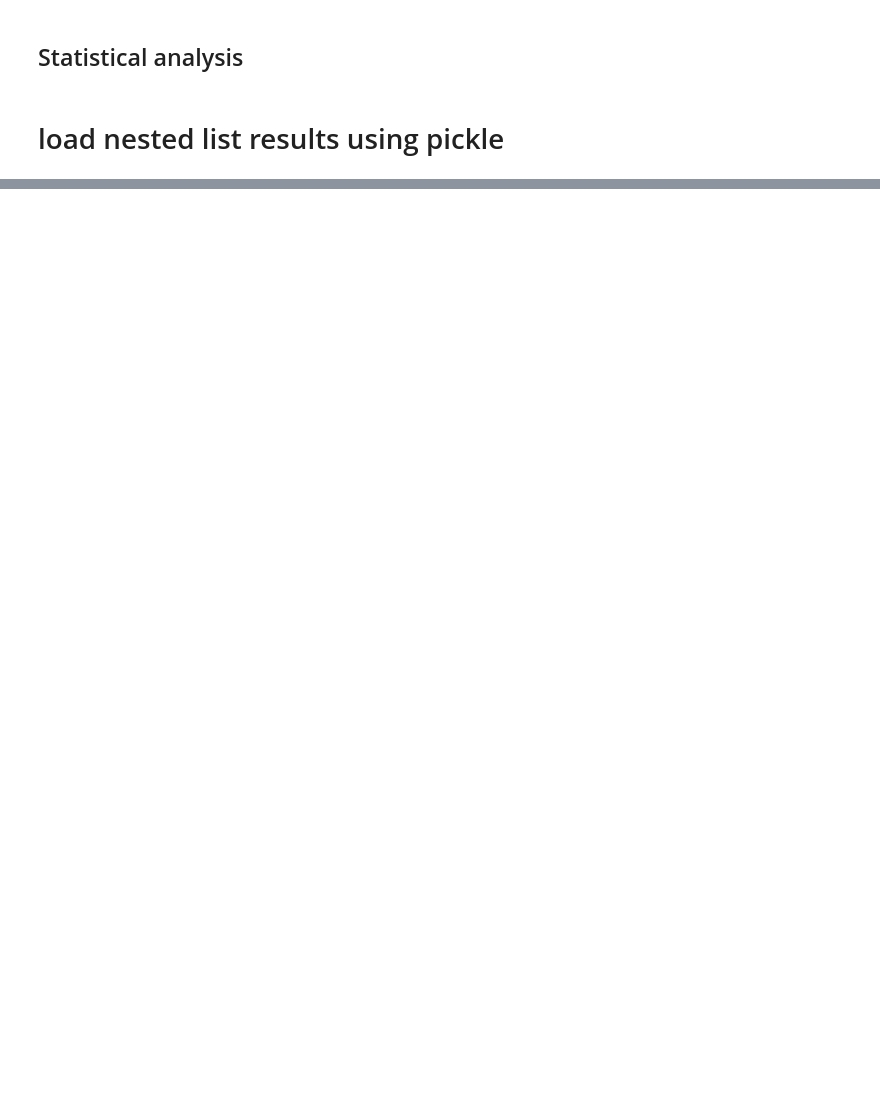
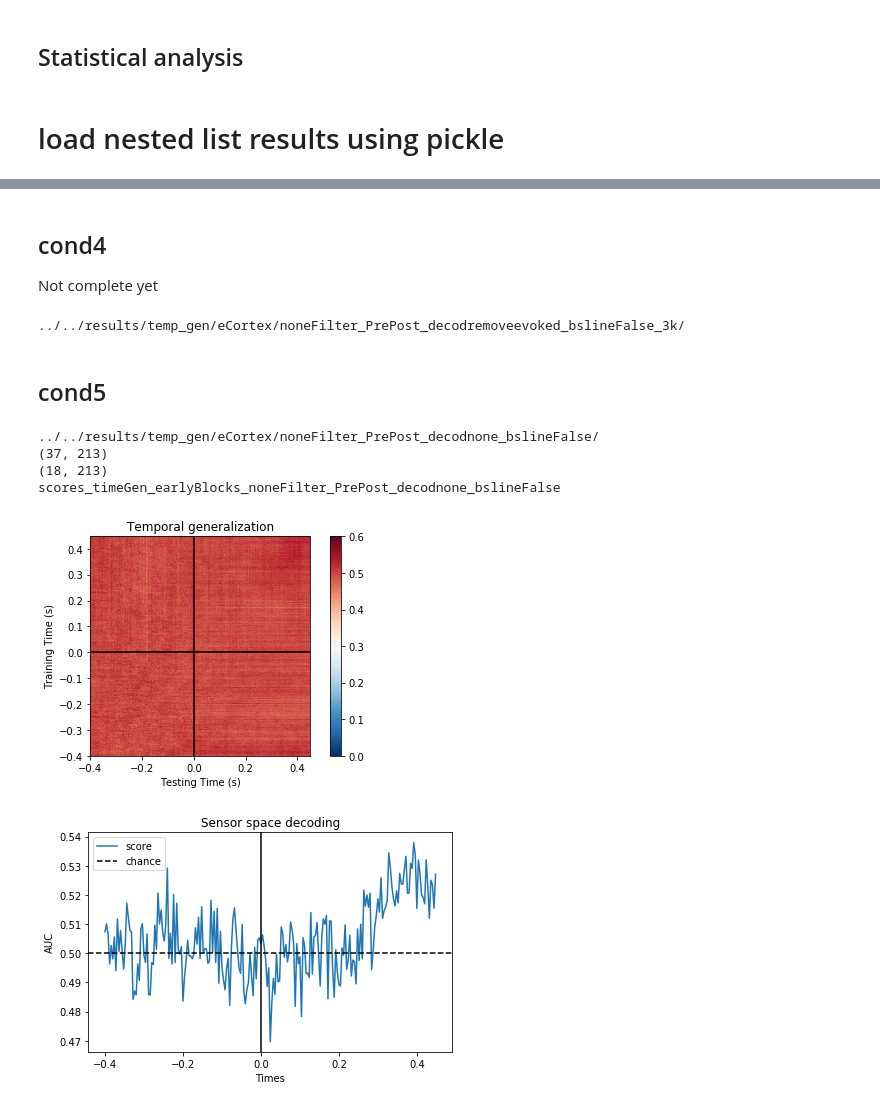
Before and after one commit to MaryZolfaghar/SPLT_EEG, a Jupyter notebook: jupyter/tinkering_plot_tempGenResults_afterRun.py.ipynb, the cells around one changed output, grey strips where cells are left out. Drawn from its saved outputs; the diff is of its cells as text; code cells hidden in the pictures; blank space fills up the shorter version.

```diff
--- a/jupyter/tinkering_plot_tempGenResults_afterRun.py.ipynb
+++ b/jupyter/tinkering_plot_tempGenResults_afterRun.py.ipynb
@@ -352,0 +515,21 @@ ValueError: x and y must have same first dimension, but have shapes (113,) and (
+# %% [markdown]
+## cond4
+Not complete yet
+# %%
+args = arguments('early', 'removeevoked', 'True', '_3k' )
+# ------------- #
+# scores_pck_p_e = combine_subj_scores(args, selected_subj_P1, selected_subj_P2)
+# avgP_e = np.mean(scores_pck_p_e[0], axis=0)
+# avgPdiag_e = np.mean(scores_pck_p_e[1], axis=0)
+# # ------------- #
+# conds = 'scores_timeGen_%sBlocks_%sFilter_PrePost_decod%s_bsline%s%s' \
+#                 %(args.cond_block, args.cond_filter, \
+#                 args.cond_decoding, args.applyBaseline_bool, \
+#                 args.n_splits)
+# # ------------- #
+# print(conds)
+# # ------------- #
+# plot_scores(avgP_e)
+# plot_scores_diag(avgPdiag_e, 0)
+# %% [output]
+../../results/temp_gen/eCortex/noneFilter_PrePost_decodremoveevoked_bslineFalse_3k/
@@ -352,0 +558,25 @@ ValueError: x and y must have same first dimension, but have shapes (113,) and (
+# %% [markdown]
+## cond5
+# %%
+args = arguments('early', 'none', 'False', '' )
+# ------------- #
+scores_pck_p_e = combine_subj_scores(args, selected_subj_P1, selected_subj_P2)
+avgP_e = np.mean(scores_pck_p_e[0], axis=0)
+avgPdiag_e = np.mean(scores_pck_p_e[1], axis=0)
+# ------------- #
+conds = 'scores_timeGen_%sBlocks_%sFilter_PrePost_decod%s_bsline%s%s' \
+                %(args.cond_block, args.cond_filter, \
+                args.cond_decoding, args.applyBaseline_bool, \
+                args.n_splits)
+# ------------- #
+print(conds)
+# ------------- #
+plot_scores(avgP_e)
+plot_scores_diag(avgPdiag_e, 0)
+# %% [output]
+../../results/temp_gen/eCortex/noneFilter_PrePost_decodnone_bslineFalse/
+(37, 213)
+(18, 213)
+scores_timeGen_earlyBlocks_noneFilter_PrePost_decodnone_bslineFalse
+[figure, added]
+[figure, added]
```
Also changed, not shown: parts of 34 cells of this notebook.
